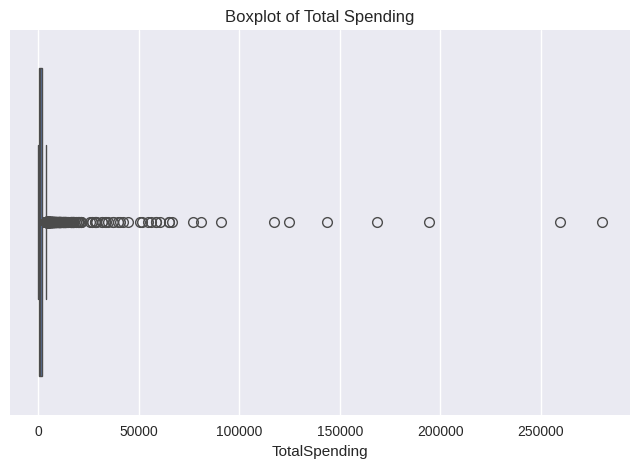
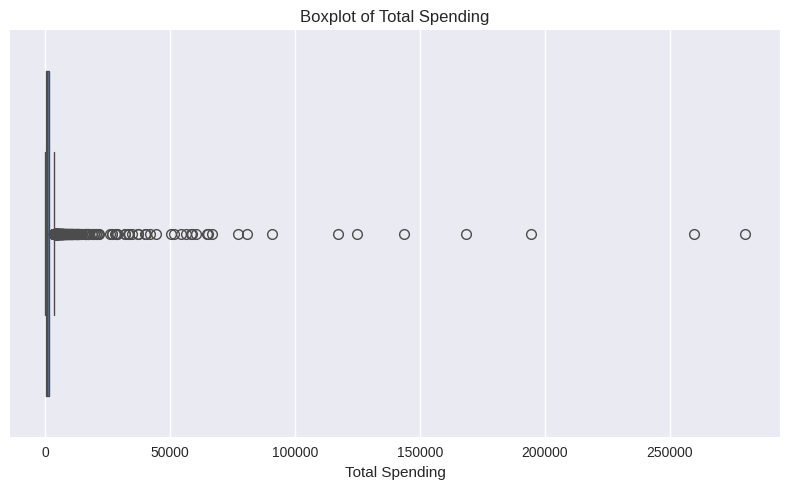
The notebook cell's code change between the first figure and the second:
--- before
+++ after
@@ -2,3 +2,7 @@
 sns.boxplot(x=customer_df["TotalSpending"])
 plt.title("Boxplot of Total Spending")
+plt.xlabel("Total Spending")
+
+plt.tight_layout()
+plt.savefig("images/outlier_boxplot.png", dpi=300)
 plt.show()

Commit: updating using Colab